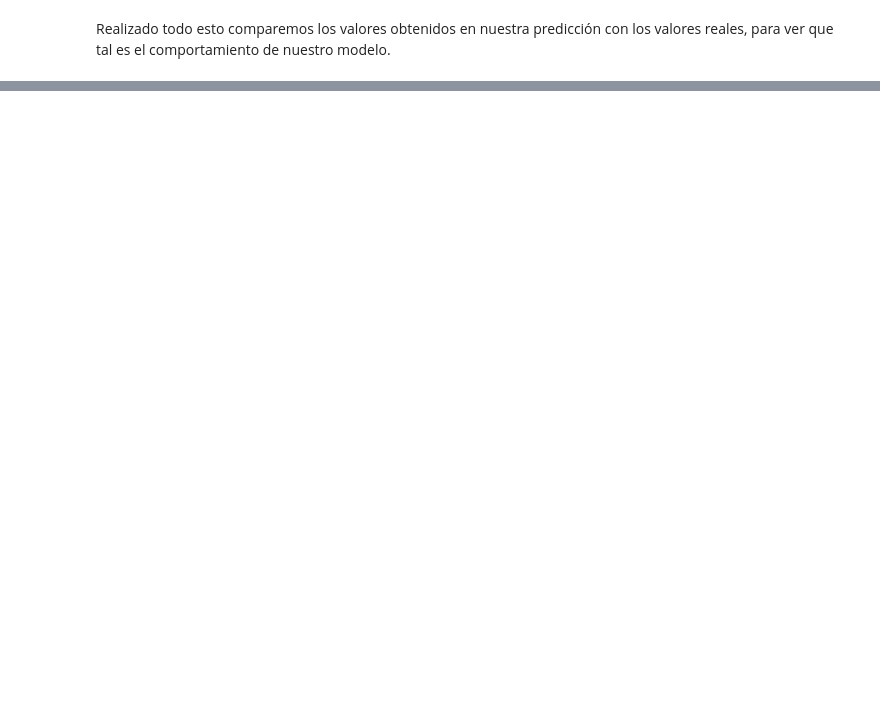
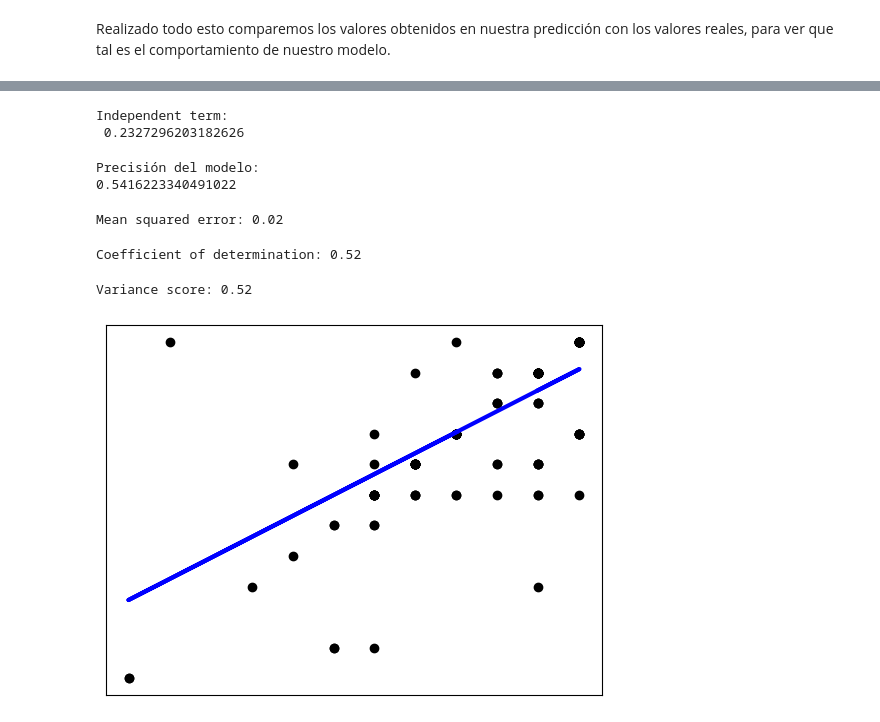
Before and after one commit to danielmedinam03/ProyectoFinal-MineriaDeDatos, a Jupyter notebook: ProyectoFinalCorregido/IntencionEmprendedora.ipynb, the cells around one changed output, grey strips where cells are left out. Drawn from its saved outputs; the diff is of its cells as text; code cells hidden in the pictures; blank space fills up the shorter version.

Commit message:
Se realiza el entrenamiento del modelo y la precisión del mismo

```diff
--- a/ProyectoFinalCorregido/IntencionEmprendedora.ipynb
+++ b/ProyectoFinalCorregido/IntencionEmprendedora.ipynb
@@ -405,6 +405,5 @@ Name: Intención de Emprender, Length: 641, dtype: float64
 # %%
 import numpy as np
 x_definitiva = x_caracteristicas['Logro de Negocio']
-x_definitiva = np.array(x_definitiva)
 x_definitiva
 # %% [output]
@@ -438,7 +432,7 @@ plt.show()
 # %%
 from sklearn.model_selection import train_test_split
 #Separo los datos de "train" en entrenamiento y prueba para probar los algoritmos
-X_train, X_test, y_train, y_test = train_test_split(x_definitiva, y_hipo, test_size=0.2)
+X_train, X_test, y_train, y_test = train_test_split(x_definitiva.values.reshape(-1, 1), y_hipo, test_size=0.2)
 # %%
 from sklearn import linear_model
 
@@ -471,0 +528,41 @@ plt.show()
+# %%
+# Este es el valor donde corta el eje Y (en X=0)
+print('Independent term: \n', modelo.intercept_)
+# %% [output]
+Independent term:
+ 0.2327296203182626
+# %%
+print('Precisión del modelo:')
+print(modelo.score(X_train, y_train))
+# %% [output]
+Precisión del modelo:
+0.5416223340491022
+# %%
+# Error Cuadrado Medio
+from sklearn.metrics import mean_squared_error, r2_score
+print('Mean squared error: %.2f'
+      % mean_squared_error(y_test, Y_pred))
+# %% [output]
+Mean squared error: 0.02
+# %%
+# The coefficient of determination: 1 is perfect prediction
+print('Coefficient of determination: %.2f'
+      % r2_score(y_test, Y_pred))
+# %% [output]
+Coefficient of determination: 0.52
+# %%
+# Puntaje de Varianza. El mejor puntaje es un 1.0
+print('Variance score: %.2f' % r2_score(y_test, Y_pred))
+# %% [output]
+Variance score: 0.52
+# %%
+# Plot outputs
+plt.scatter(X_test, y_test,  color='black')
+plt.plot(X_test, Y_pred, color='blue', linewidth=3)
+
+plt.xticks(())
+plt.yticks(())
+
+plt.show()
+# %% [output]
+[figure, added]
```
Also changed, not shown: parts of 9 cells of this notebook.
